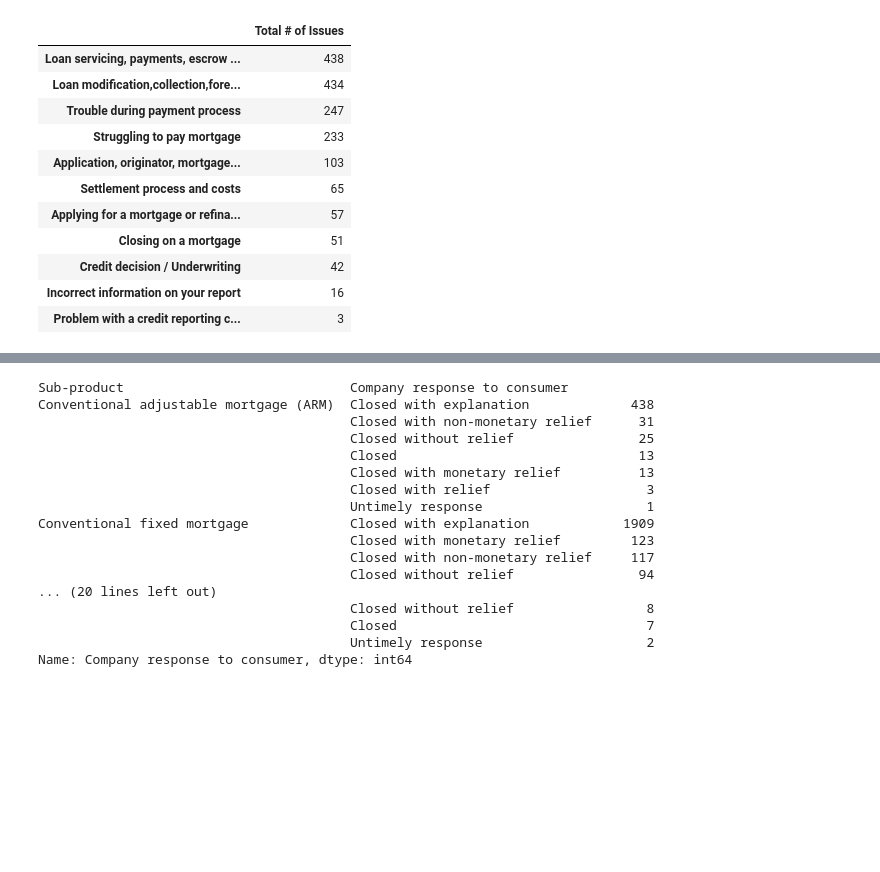
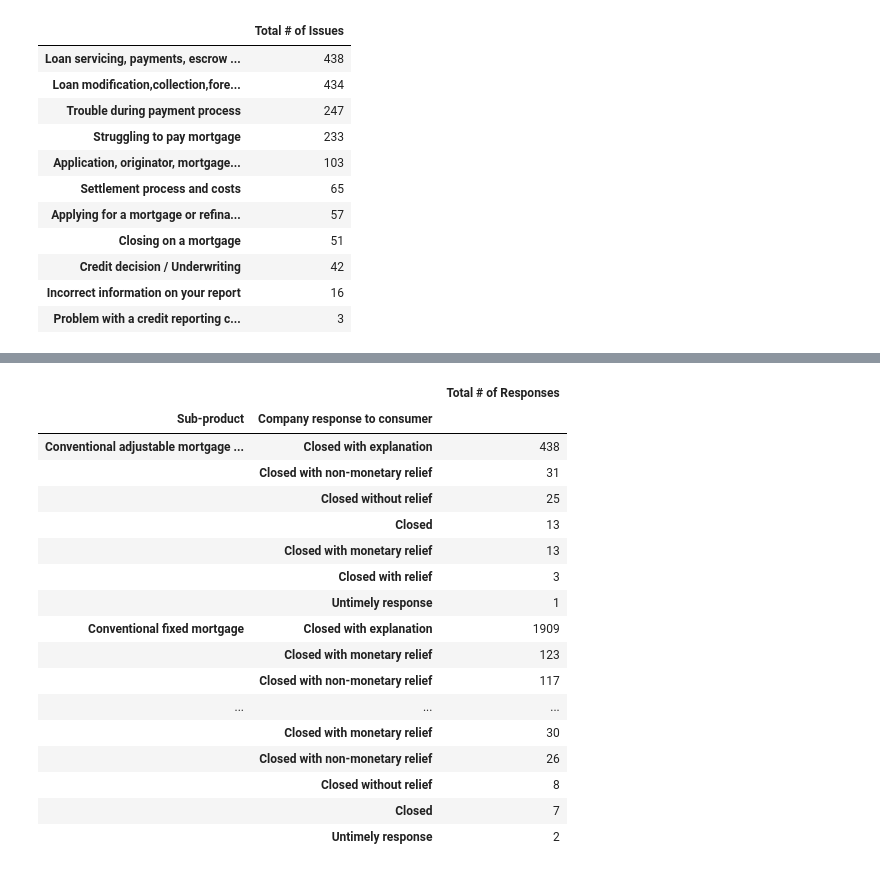
Before and after one commit to carlosvalenciano/Customer-Complaints, a Jupyter notebook: customer-complaints.ipynb, the cells around one changed output, grey strips where cells are left out. Cells and saved outputs as stored; diff of their text form; code cells hidden in the pictures; blank space fills up the shorter version.

```diff
--- a/customer-complaints.ipynb
+++ b/customer-complaints.ipynb
@@ -243,23 +213,26 @@ imortg_grouped_res_df
 # %%
-# Grouped individual mortgages together to obtain total number of responses to the consumer
+# Grouped and created individual mortgages together to obtain total number of company responses to consumer
 imortg_grouped_presponse = complaints_metadata.groupby('Sub-product')['Company response to consumer'].value_counts()
-imortg_grouped_presponse
+imortg_grouped_presponse_df = pd.DataFrame(imortg_grouped_presponse)
+imortg_grouped_presponse_df = imortg_grouped_presponse_df.rename(columns={"Company response to consumer": "Total # of Responses"})
+imortg_grouped_presponse_df
 # %% [output]
-Sub-product                             Company response to consumer
-Conventional adjustable mortgage (ARM)  Closed with explanation             438
-                                        Closed with non-monetary relief      31
-                                        Closed without relief                25
-                                        Closed                               13
-                                        Closed with monetary relief          13
-                                        Closed with relief                    3
-                                        Untimely response                     1
-Conventional fixed mortgage             Closed with explanation            1909
-                                        Closed with monetary relief         123
-                                        Closed with non-monetary relief     117
-                                        Closed without relief                94
-... (20 lines left out)
-                                        Closed without relief                 8
-                                        Closed                                7
-                                        Untimely response                     2
-Name: Company response to consumer, dtype: int64
+|  |  | Total # of Responses |
+| Sub-product | Company response to consumer |  |
+| Conventional adjustable mortgage ... | Closed with explanation | 438 |
+|  | Closed with non-monetary relief | 31 |
+|  | Closed without relief | 25 |
+|  | Closed | 13 |
+|  | Closed with monetary relief | 13 |
+|  | Closed with relief | 3 |
+|  | Untimely response | 1 |
+| Conventional fixed mortgage | Closed with explanation | 1909 |
+|  | Closed with monetary relief | 123 |
+|  | Closed with non-monetary relief | 117 |
+| ... | ... | ... |
+|  | Closed with monetary relief | 30 |
+|  | Closed with non-monetary relief | 26 |
+|  | Closed without relief | 8 |
+|  | Closed | 7 |
+|  | Untimely response | 2 |
 # %%
```
Also changed, not shown: parts of 15 cells of this notebook.
